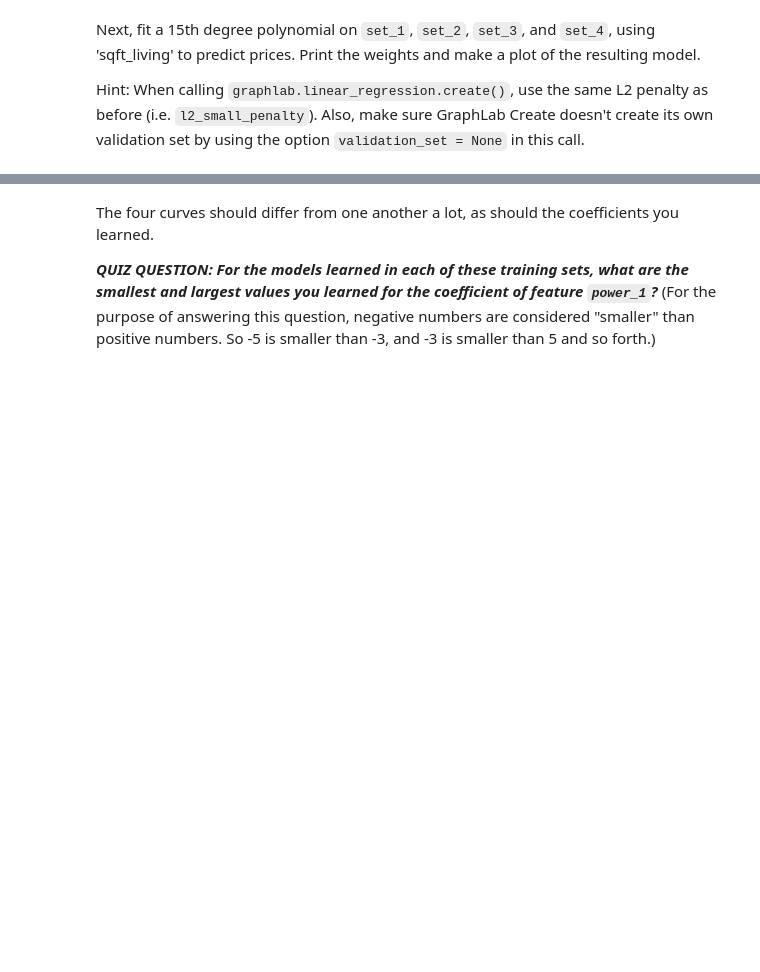
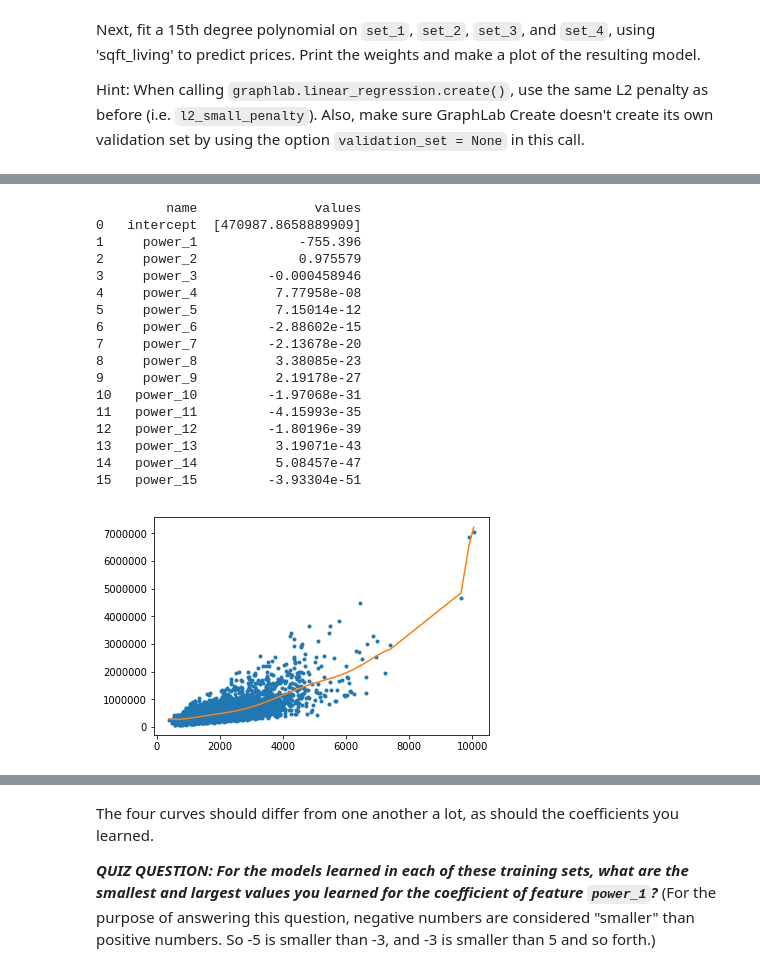
Before and after one commit to lalit527/ML_Specialization, a Jupyter notebook: Machine Learning Regression/Week4_Overfit/week-4-ridge-regression-assignment-1-solution.ipynb, the cells around one changed output, grey strips where cells are left out. Drawn from its saved outputs; the diff is of its cells as text; code cells hidden in the pictures; blank space fills up the shorter version.

```diff
--- a/Machine Learning Regression/Week4_Overfit/week-4-ridge-regression-assignment-1-solution.ipynb
+++ b/Machine Learning Regression/Week4_Overfit/week-4-ridge-regression-assignment-1-solution.ipynb
@@ -138,0 +146,21 @@ set_1_15 = plot_sample(set_1, 15, l2_small_penalty)
+# %%
+plot_sample(set_3, 15, l2_small_penalty)
+# %% [output]
+         name               values
+0   intercept  [470987.8658889909]
+1     power_1             -755.396
+2     power_2             0.975579
+3     power_3         -0.000458946
+4     power_4          7.77958e-08
+5     power_5          7.15014e-12
+6     power_6         -2.88602e-15
+7     power_7         -2.13678e-20
+8     power_8          3.38085e-23
+9     power_9          2.19178e-27
+10   power_10         -1.97068e-31
+11   power_11         -4.15993e-35
+12   power_12         -1.80196e-39
+13   power_13          3.19071e-43
+14   power_14          5.08457e-47
+15   power_15         -3.93304e-51
+[figure, added]
```
Also changed, not shown: parts of 37 cells of this notebook.
